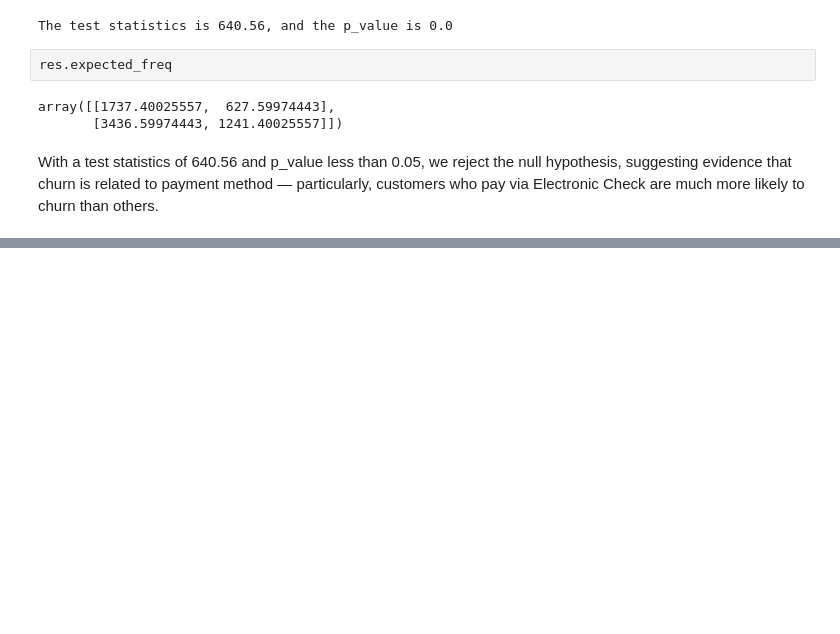
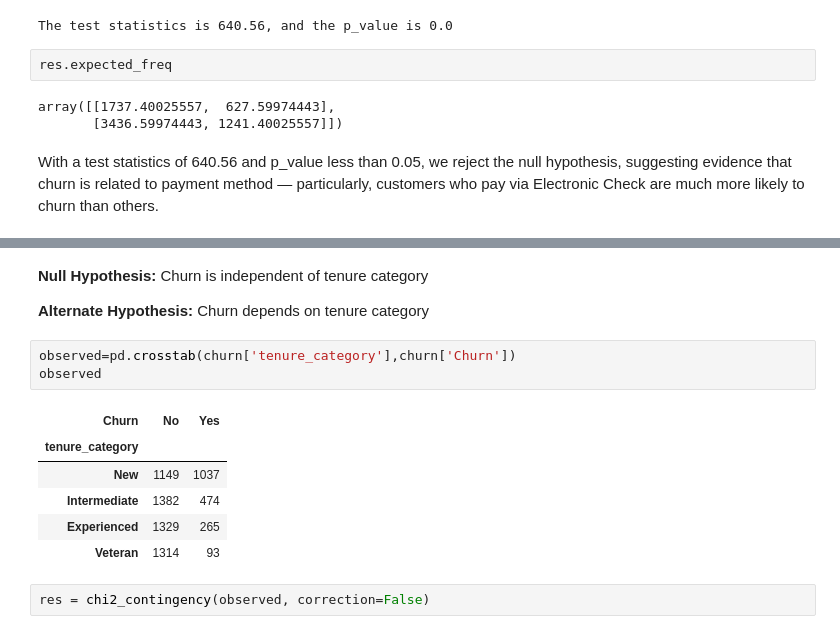
Before and after one commit to Arej02/model_selection, a Jupyter notebook: Statistics/Manual Data/Churn_Customers.ipynb, the cells around one changed output, grey strips where cells are left out. Drawn from its saved outputs; the diff is of its cells as text; blank space fills up the shorter version.

```diff
--- a/Statistics/Manual Data/Churn_Customers.ipynb
+++ b/Statistics/Manual Data/Churn_Customers.ipynb
@@ -79,0 +140,16 @@ With a test statistics of 640.56 and p_value less than 0.05, we reject the null
+# %% [markdown]
+**Null Hypothesis:** Churn is independent of tenure category
+
+**Alternate Hypothesis:** Churn depends on tenure category
+# %%
+observed=pd.crosstab(churn['tenure_category'],churn['Churn'])
+observed
+# %% [output]
+| Churn | No | Yes |
+| tenure_category |  |  |
+| New | 1149 | 1037 |
+| Intermediate | 1382 | 474 |
+| Experienced | 1329 | 265 |
+| Veteran | 1314 | 93 |
+# %%
+res = chi2_contingency(observed, correction=False)
```
Also changed, not shown: parts of 14 cells of this notebook.
